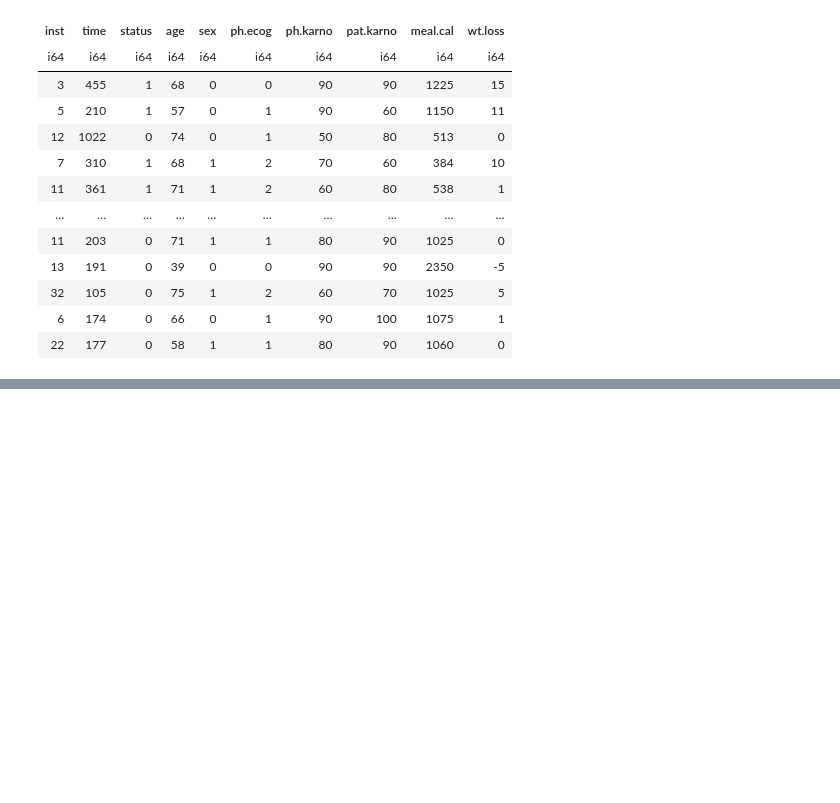
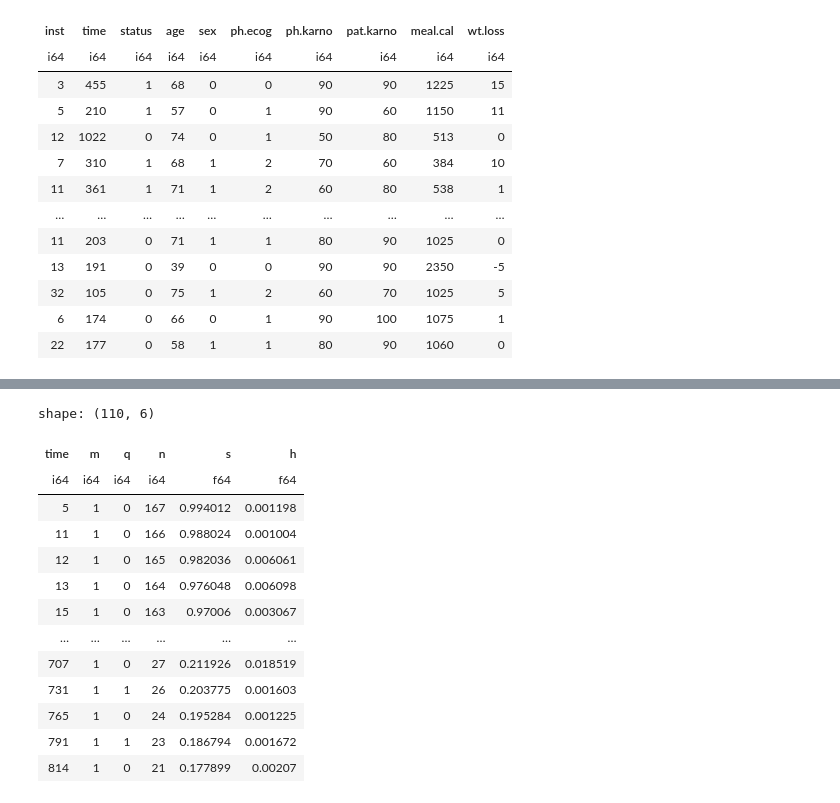
Before and after one commit to RamonReilman/cox_proportional_hazard, a Jupyter notebook: cox_proportional_hazard.ipynb, the cells around one changed output, grey strips where cells are left out. Saved outputs shown, nothing was run; the diff lists cells and outputs as text; code cells hidden in the pictures; blank space fills up the shorter version.

```diff
--- a/cox_proportional_hazard.ipynb
+++ b/cox_proportional_hazard.ipynb
@@ -125,0 +280,17 @@ Deze plot geeft weer wat de kans van overleven is op een bepaald moment in dagen
+# %%
+hazard_rate_data
+# %% [output]
+shape: (110, 6)
+| time | m | q | n | s | h |
+| i64 | i64 | i64 | i64 | f64 | f64 |
+| 5 | 1 | 0 | 167 | 0.994012 | 0.001198 |
+| 11 | 1 | 0 | 166 | 0.988024 | 0.001004 |
+| 12 | 1 | 0 | 165 | 0.982036 | 0.006061 |
+| 13 | 1 | 0 | 164 | 0.976048 | 0.006098 |
+| 15 | 1 | 0 | 163 | 0.97006 | 0.003067 |
+| … | … | … | … | … | … |
+| 707 | 1 | 0 | 27 | 0.211926 | 0.018519 |
+| 731 | 1 | 1 | 26 | 0.203775 | 0.001603 |
+| 765 | 1 | 0 | 24 | 0.195284 | 0.001225 |
+| 791 | 1 | 1 | 23 | 0.186794 | 0.001672 |
+| 814 | 1 | 0 | 21 | 0.177899 | 0.00207 |
```
Also changed, not shown: parts of 23 cells of this notebook, 2 other files.
